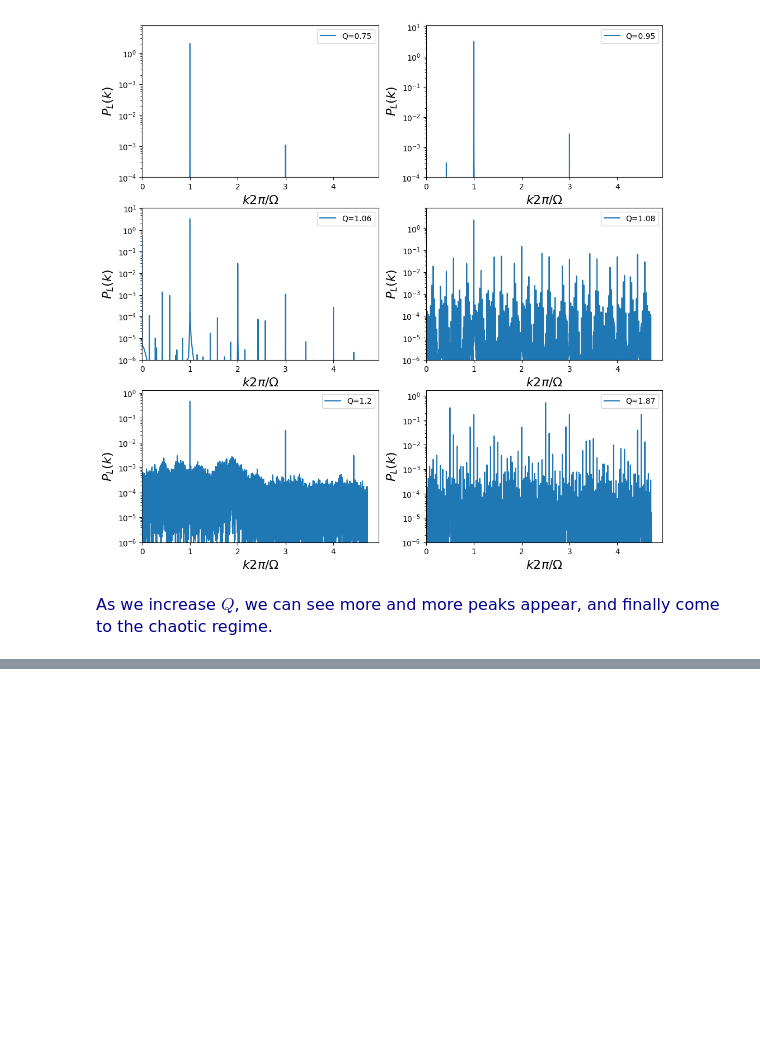
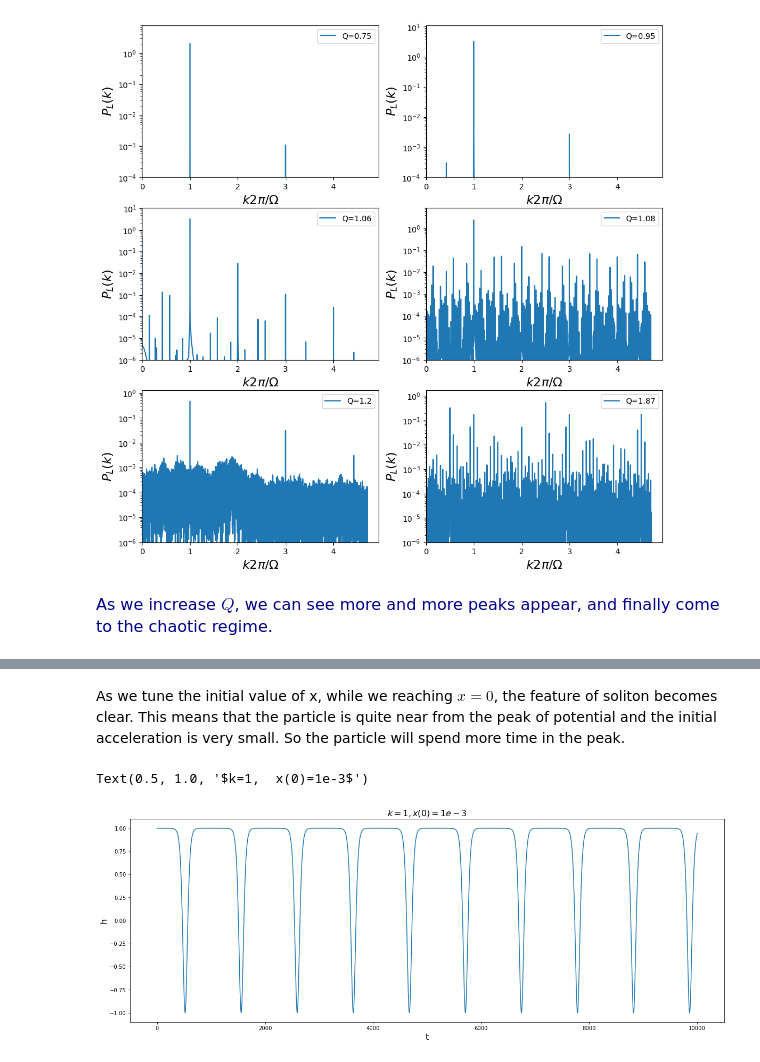
Before and after one commit to timlok123/PHYS4150-Computational-Physics-2024, a Jupyter notebook: Solving ODE/Differential_Equations_2_Chaotic_Driven_Pendulum.ipynb, the cells around one changed output, grey strips where cells are left out. Saved outputs shown, nothing was run; the diff lists cells and outputs as text; code cells hidden in the pictures; blank space fills up the shorter version.

```diff
--- a/Solving ODE/Differential_Equations_2_Chaotic_Driven_Pendulum.ipynb
+++ b/Solving ODE/Differential_Equations_2_Chaotic_Driven_Pendulum.ipynb
@@ -455,0 +618,12 @@ plt.show()
+# %% [markdown]
+As we tune the initial value of x, while we reaching $x = 0$, the feature of soliton becomes clear. This means that the particle is quite near from the peak of potential and the initial acceleration is very small. So the particle will spend more time in the peak.
+# %%
+t_list,v_list,x_list=driven_pendulum(x_initial=1e-3,v_initial=0,tau_here=0.1,time_steps=100000,k = 0.0003)
+plt.figure(figsize=(20,7))
+plt.plot(t_list,np.cos(x_list))
+plt.xlabel('t',size=16)
+plt.ylabel('h',size=16)
+plt.title('$k=1,  x(0)=1e-3$',size=16)
+# %% [output]
+Text(0.5, 1.0, '$k=1,  x(0)=1e-3$')
+[figure, added]
```
Also changed, not shown: parts of 27 cells of this notebook.
